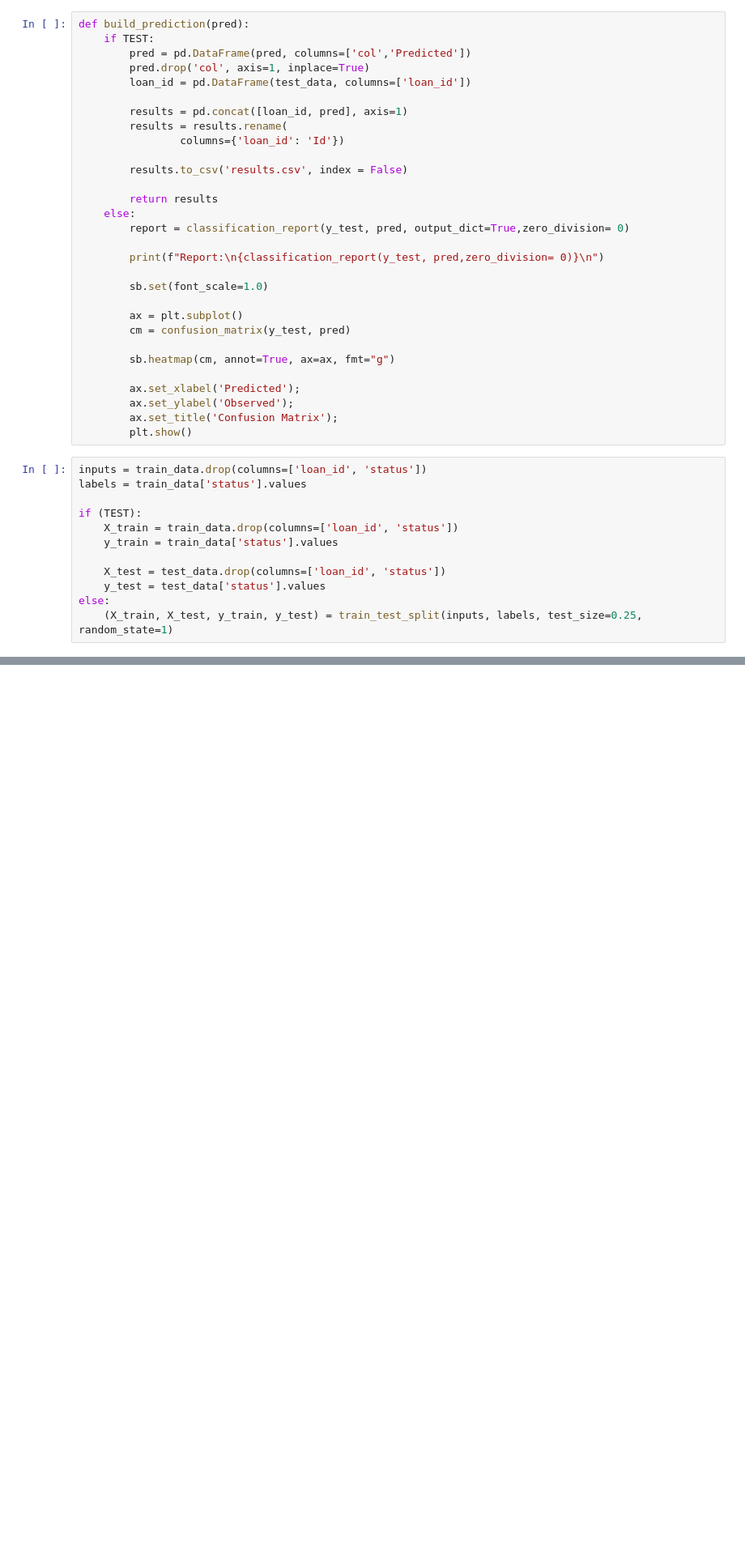
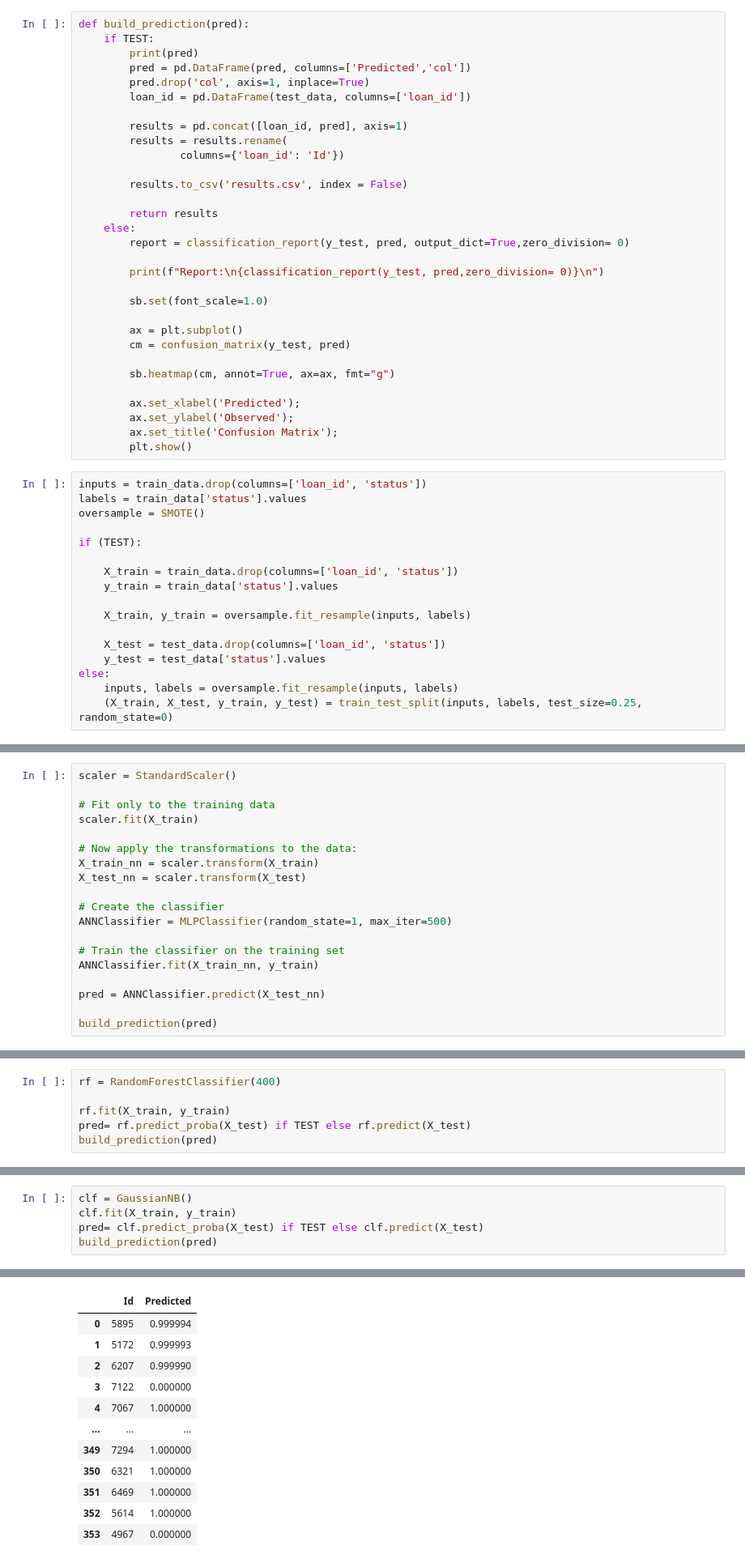
Before and after one commit to claramoreirag/FEUP-AC, a Jupyter notebook: testing.ipynb, the cells around one changed output, grey strips where cells are left out. Shown at 81% size. Drawn from its saved outputs; the diff is of its cells as text; blank space fills up the shorter version.

```diff
--- a/testing.ipynb
+++ b/testing.ipynb
@@ -30,7 +35,8 @@ This function builds the csv for submiting in kaggle
 # %%
 def build_prediction(pred):
     if TEST:
-        pred = pd.DataFrame(pred, columns=['col','Predicted'])
+        print(pred)
+        pred = pd.DataFrame(pred, columns=['Predicted','col'])
         pred.drop('col', axis=1, inplace=True)
         loan_id = pd.DataFrame(test_data, columns=['loan_id'])
 
@@ -60,15 +66,20 @@ def build_prediction(pred):
 # %%
 inputs = train_data.drop(columns=['loan_id', 'status'])
 labels = train_data['status'].values
+oversample = SMOTE()
 
 if (TEST):
+
     X_train = train_data.drop(columns=['loan_id', 'status'])
     y_train = train_data['status'].values
+
+    X_train, y_train = oversample.fit_resample(inputs, labels)
 
     X_test = test_data.drop(columns=['loan_id', 'status'])
     y_test = test_data['status'].values
 else:
-    (X_train, X_test, y_train, y_test) = train_test_split(inputs, labels, test_size=0.25, random_state=1)
+    inputs, labels = oversample.fit_resample(inputs, labels)
+    (X_train, X_test, y_train, y_test) = train_test_split(inputs, labels, test_size=0.25, random_state=0)
 # %% [markdown]
 ## Decision Tree
 # %%
@@ -175,0 +254,19 @@ weighted avg       0.88      0.89      0.88        82
+# %%
+scaler = StandardScaler()
+
+# Fit only to the training data
+scaler.fit(X_train)
+
+# Now apply the transformations to the data:
+X_train_nn = scaler.transform(X_train)
+X_test_nn = scaler.transform(X_test)
+
+# Create the classifier
+ANNClassifier = MLPClassifier(random_state=1, max_iter=500)
+
+# Train the classifier on the training set
+ANNClassifier.fit(X_train_nn, y_train)
+
+pred = ANNClassifier.predict(X_test_nn)
+
+build_prediction(pred)
@@ -175,0 +313,6 @@ weighted avg       0.88      0.89      0.88        82
+# %%
+rf = RandomForestClassifier(400)
+
+rf.fit(X_train, y_train)
+pred= rf.predict_proba(X_test) if TEST else rf.predict(X_test)
+build_prediction(pred)
@@ -175,0 +352,6 @@ weighted avg       0.88      0.89      0.88        82
+# %%
+clf = GaussianNB()
+clf.fit(X_train, y_train)
+pred= clf.predict_proba(X_test) if TEST else clf.predict(X_test)
+build_prediction(pred)
+# %% [output]
@@ -175,0 +375,12 @@ weighted avg       0.88      0.89      0.88        82
+|  | Id | Predicted |
+| 0 | 5895 | 0.999994 |
+| 1 | 5172 | 0.999993 |
+| 2 | 6207 | 0.999990 |
+| 3 | 7122 | 0.000000 |
+| 4 | 7067 | 1.000000 |
+| ... | ... | ... |
+| 349 | 7294 | 1.000000 |
+| 350 | 6321 | 1.000000 |
+| 351 | 6469 | 1.000000 |
+| 352 | 5614 | 1.000000 |
+| 353 | 4967 | 0.000000 |
```
Also changed, not shown: parts of 20 cells of this notebook, 7 other files.
